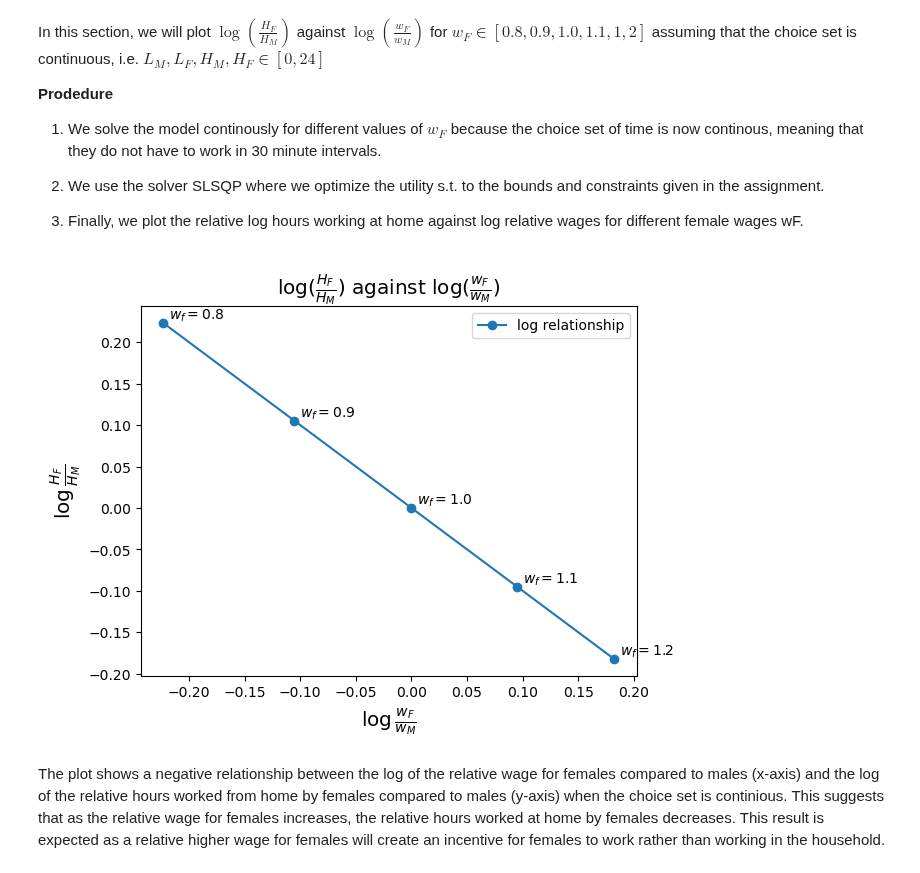
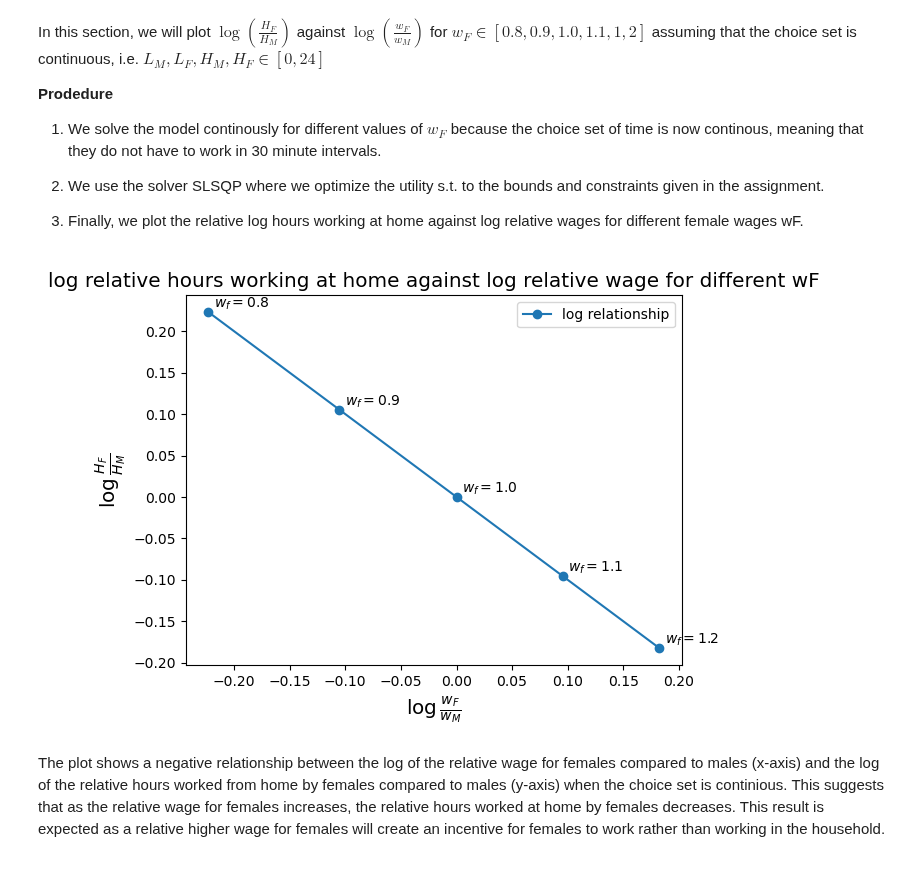
Before and after one commit to NumEconCopenhagen/projects-2023-iim, a Jupyter notebook: inauguralproject/inauguralproject.ipynb, the cells around one changed output. Drawn from its saved outputs; the diff is of its cells as text; code cells hidden in the pictures.

```diff
--- a/inauguralproject/inauguralproject.ipynb
+++ b/inauguralproject/inauguralproject.ipynb
@@ -186,34 +183,34 @@ In this section, we will plot $\log(\frac{H_F}{H_M})$ against $\log(\frac{w_F}{w
 # %%
 # # Sets the value of the parameters
 model.par.alpha = 0.5
 model.par.sigma = 1
 
 # Create an empty list
 lnHFHM_Q3 = []
 
 # Iteriates over 5 parameter values
 for i in range(5):
 
     # Gets parameter values for the i-th iteration
     model.par.wF = model.par.wF_vec[i]
 
     # Add the natural logarithm to ´lnHFHM_Q3´
     lnHFHM_Q3.append(model.solve())
 
 # Plot log H_F/H_M against log w_F/w_M for different w_F walues
 fig = plt.figure()
 ax = fig.add_subplot(1,1,1)
 ax.plot(model.par.lnwFwH_vec, lnHFHM_Q3,  label='log relationship', marker = "o")
 
 # Create labels in the plot
-ax.set_title(r'$\log(\frac{H_F}{H_M})$' + " against " r'$\log(\frac{w_F}{w_M})$', size='x-large')
+ax.set_title('log relative hours working at home against log relative wage for different wF', size='x-large')
 ax.set_xlabel(rf'$\log \frac{{w_F}}{{w_M}}$', size='x-large')
 ax.set_ylabel(rf'$\log \frac{{H_F}}{{H_M}}$', size='x-large')
 ax.legend(loc='upper right'); # Activate legend (uses the labels in ax.plot())
 for x, y in zip(model.par.lnwFwH_vec, lnHFHM_Q3):
     ax.annotate(r'$w_f=${:.1f}'.format(np.exp(x)), xy= (x+0.005,y+0.005))
 # %% [output]
-[figure, old version]
+[figure, new version]
 # %% [markdown]
 The plot shows a negative relationship between the log of the relative wage for females compared to males (x-axis) and the log of the relative hours worked from home by females compared to males (y-axis) when the choice set is continious. This suggests that as the relative wage for females increases, the relative hours worked at home by females decreases. This result is expected as a relative higher wage for females will create an incentive for females to work rather than working in the household.
 # %% [markdown]
```
Also changed, not shown: parts of 7 cells of this notebook, 1 other file.
